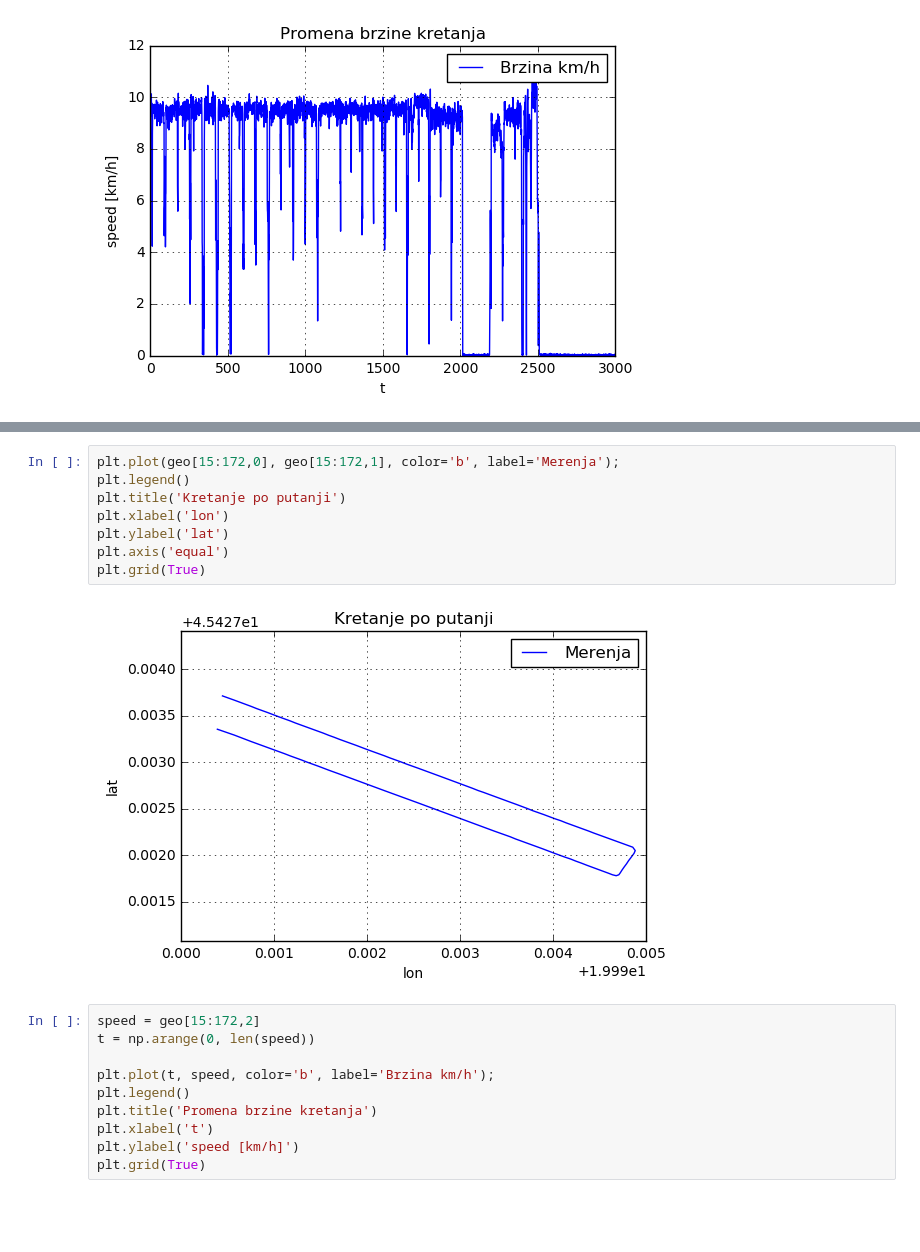
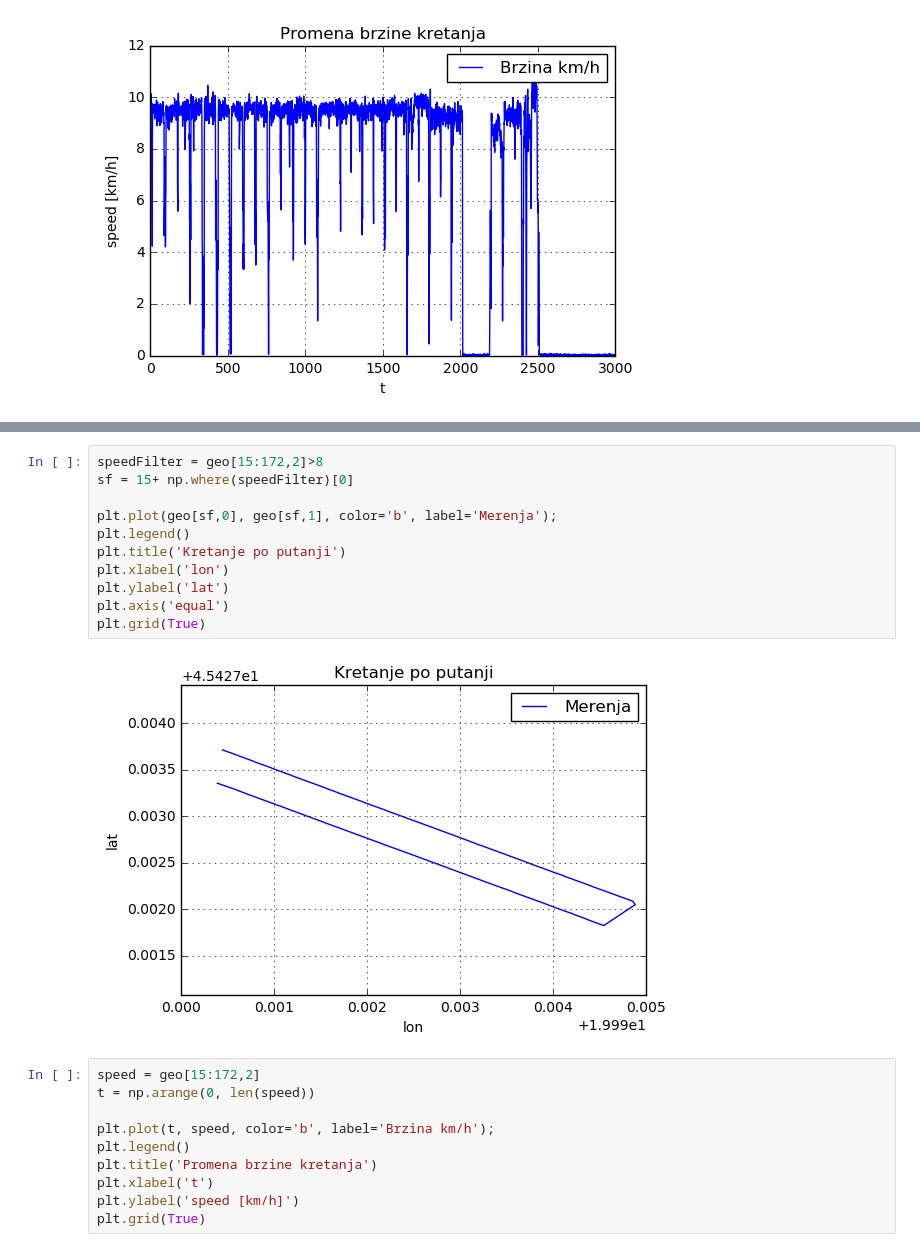
Before and after one commit to ftn-ai-lab/sc-2016-e2, a Jupyter notebook: teorija/notebooks/SC15 - GPS - nepreciznost i neodredjenost.ipynb, the cells around one changed output, grey strips where cells are left out. Drawn from its saved outputs; the diff is of its cells as text; blank space fills up the shorter version.

```diff
--- a/teorija/notebooks/SC15 - GPS - nepreciznost i neodredjenost.ipynb
+++ b/teorija/notebooks/SC15 - GPS - nepreciznost i neodredjenost.ipynb
@@ -97,14 +101,17 @@ Kvadrat razlika odstupanja modela i merenja: 0.711701590139m
 [figure]
 # %%
-plt.plot(geo[15:172,0], geo[15:172,1], color='b', label='Merenja');
+speedFilter = geo[15:172,2]>8
+sf = 15+ np.where(speedFilter)[0]
+
+plt.plot(geo[sf,0], geo[sf,1], color='b', label='Merenja');
 plt.legend()
 plt.title('Kretanje po putanji')
 plt.xlabel('lon')
 plt.ylabel('lat')
 plt.axis('equal')
 plt.grid(True)
 # %% [output]
-[figure, old version]
+[figure, new version]
 # %%
 speed = geo[15:172,2]
 t = np.arange(0, len(speed))
```
Also changed, not shown: parts of 1 cell of this notebook.
